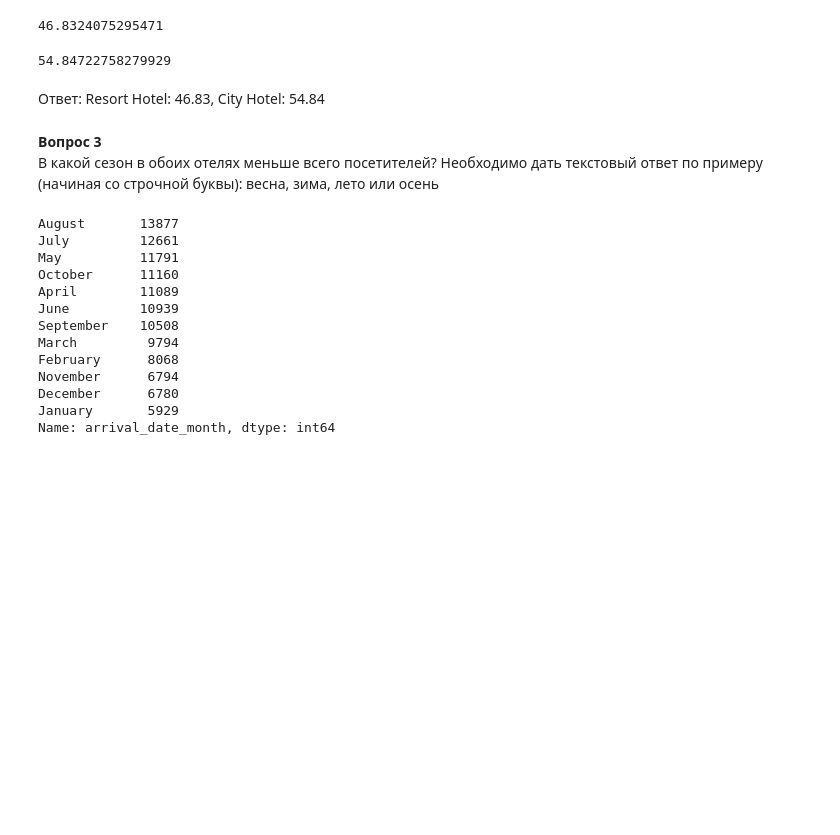
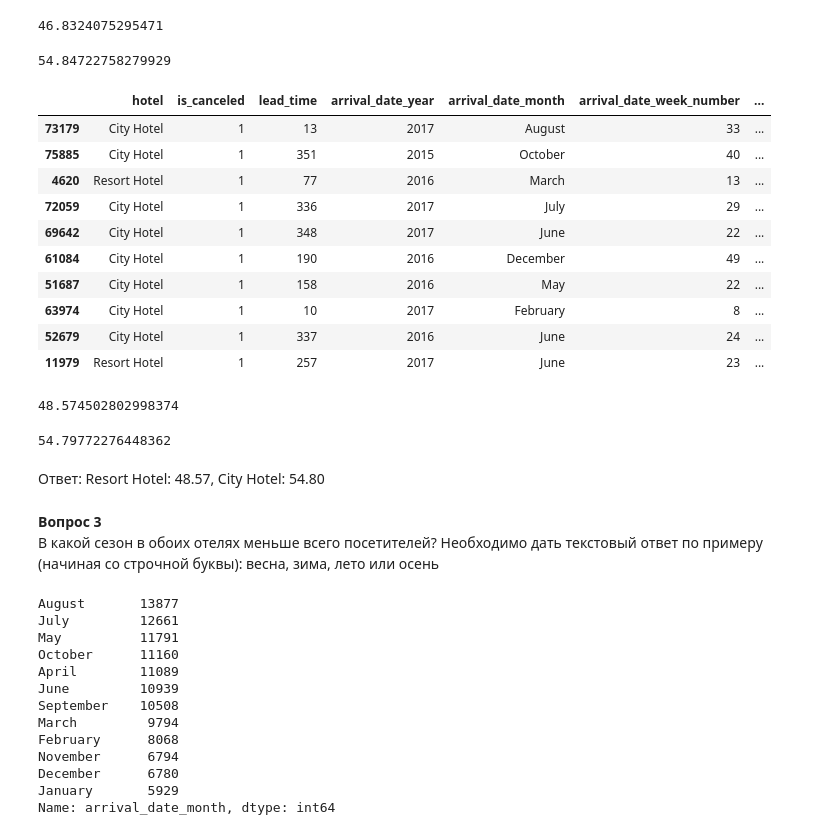
Before and after one commit to gbrs/python_math_intensive, a Jupyter notebook: Домашнее задание 7.ipynb, the cells around one changed output. Drawn from its saved outputs; the diff is of its cells as text; code cells hidden in the pictures; blank space fills up the shorter version.

```diff
--- a/Домашнее задание 7.ipynb
+++ b/Домашнее задание 7.ipynb
@@ -143,8 +154,39 @@ df[(df.is_canceled == 0) & (df.hotel == 'City Hotel')].adr.mean()\
           ).mean()
 # %% [output]
 54.84722758279929
+# %%
+df[(df.adr > 0) & (df.reservation_status == 'Canceled')].sample(10)
+# (df.adr > 0) &  (df.reservation_status == 'Canceled') & (df.reservation_status != 'Check-Out')
+# %% [output]
+|  | hotel | is_canceled | lead_time | arrival_date_year | arrival_date_month | arrival_date_week_number | ... |
+| 73179 | City Hotel | 1 | 13 | 2017 | August | 33 | ... |
+| 75885 | City Hotel | 1 | 351 | 2015 | October | 40 | ... |
+| 4620 | Resort Hotel | 1 | 77 | 2016 | March | 13 | ... |
+| 72059 | City Hotel | 1 | 336 | 2017 | July | 29 | ... |
+| 69642 | City Hotel | 1 | 348 | 2017 | June | 22 | ... |
+| 61084 | City Hotel | 1 | 190 | 2016 | December | 49 | ... |
+| 51687 | City Hotel | 1 | 158 | 2016 | May | 22 | ... |
+| 63974 | City Hotel | 1 | 10 | 2017 | February | 8 | ... |
+| 52679 | City Hotel | 1 | 337 | 2016 | June | 24 | ... |
+| 11979 | Resort Hotel | 1 | 257 | 2017 | June | 23 | ... |
+# %%
+# Чувилина сказала считать так, вроде
+df[(df.adr > 0) & (df.hotel == 'Resort Hotel')].adr.sum()\
+        / (df[(df.adr > 0) & (df.hotel == 'Resort Hotel')].adults
+           + df[(df.adr > 0) & (df.hotel == 'Resort Hotel')].children
+          ).sum()
+# (df.reservation_status != 'Canceled')???
+# %% [output]
+48.574502802998374
+# %%
+df[(df.adr > 0) & (df.hotel == 'City Hotel')].adr.sum()\
+        / (df[(df.adr > 0) & (df.hotel == 'City Hotel')].adults
+           + df[(df.adr > 0) & (df.hotel == 'City Hotel')].children
+          ).sum()
+# %% [output]
+54.79772276448362
 # %% [markdown]
-Ответ: Resort Hotel: 46.83, City Hotel: 54.84
+Ответ: Resort Hotel: 48.57, City Hotel: 54.80
 # %% [markdown]
 **Вопрос 3**
 В какой сезон в обоих отелях меньше всего посетителей?
```
Also changed, not shown: parts of 16 cells of this notebook.
